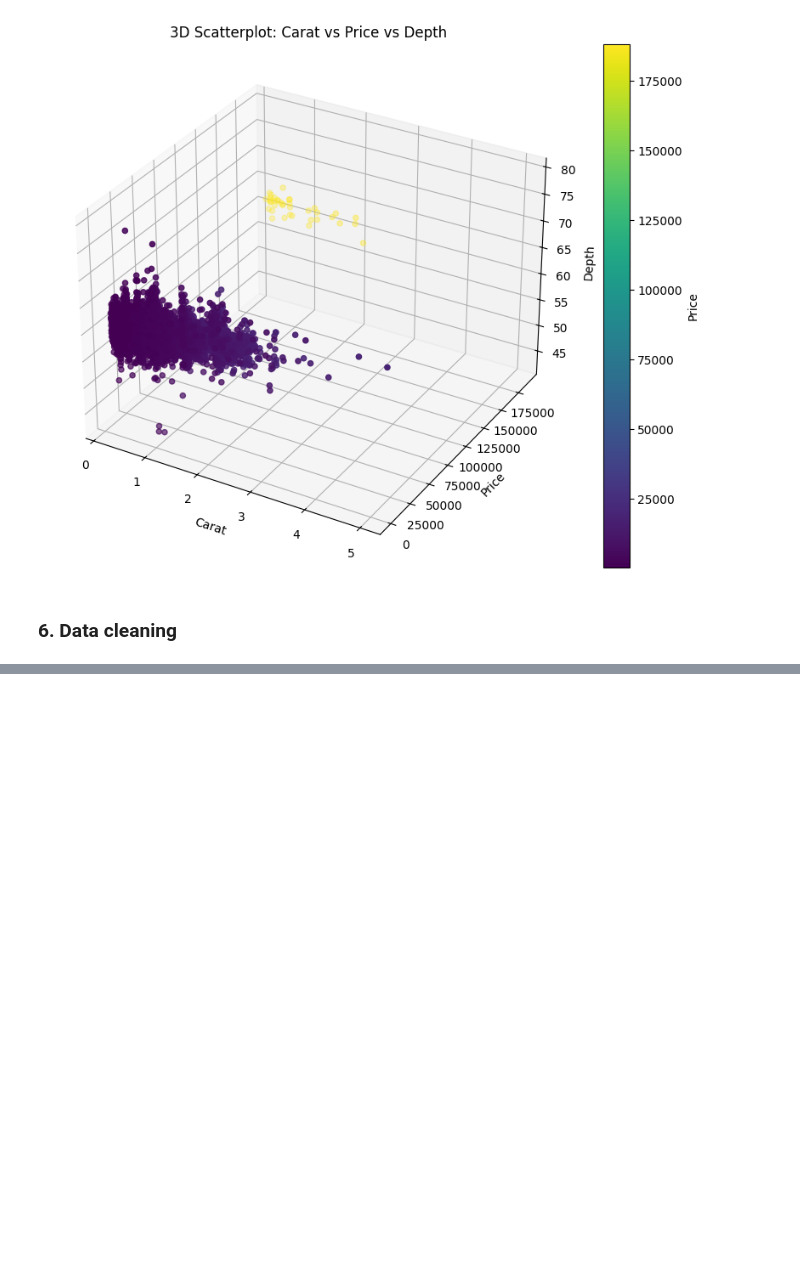
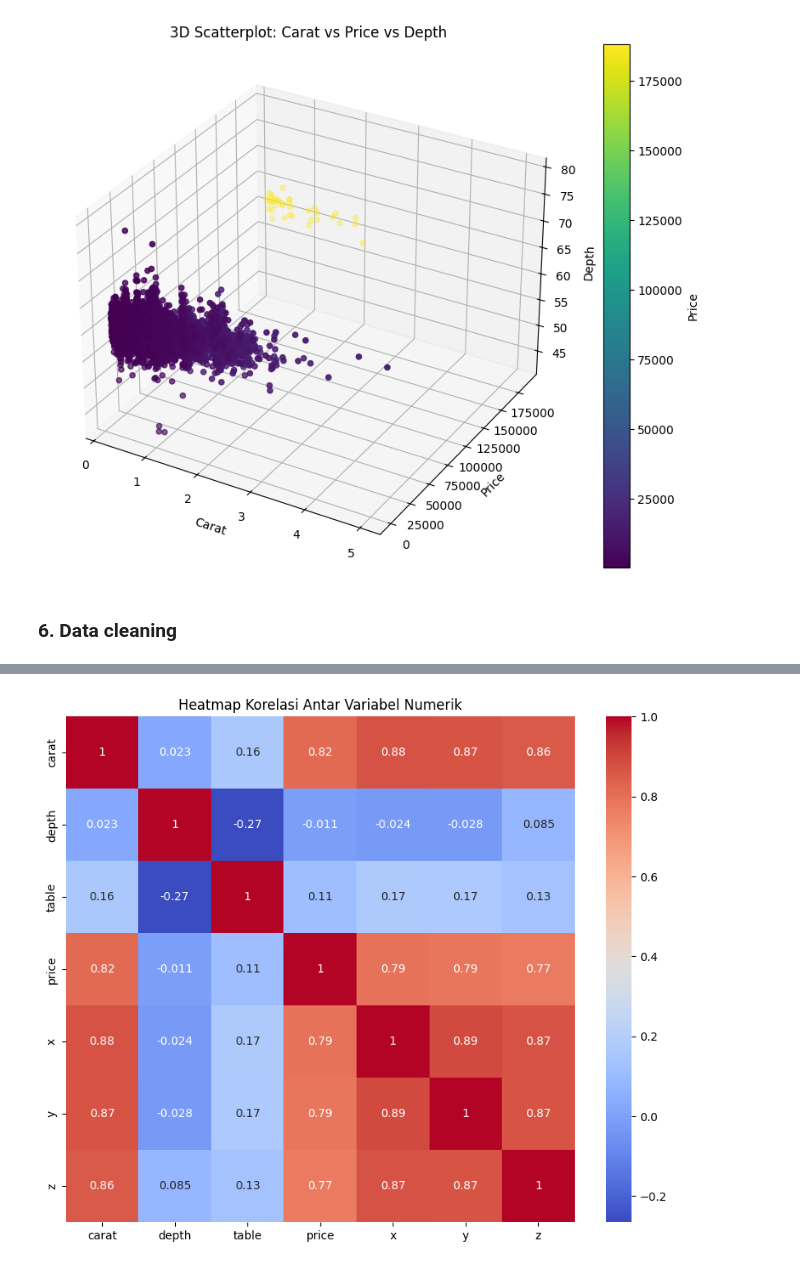
Before and after one commit to LatiefDataVisionary/eda-college-task, a Jupyter notebook: Tugas_EDA_week_8.ipynb, the cells around one changed output, grey strips where cells are left out. Drawn from its saved outputs; the diff is of its cells as text; code cells hidden in the pictures; blank space fills up the shorter version.

```diff
--- a/Tugas_EDA_week_8.ipynb
+++ b/Tugas_EDA_week_8.ipynb
@@ -194,0 +232,3 @@ files.download(output_file_clean)
+# %%
+# Memuat dataset yang sudah dibersihkan
+df_clean = pd.read_csv('diamonds_cleaned.csv')
@@ -194,0 +271,12 @@ files.download(output_file_clean)
+# %%
+# Pilih hanya kolom numerik untuk heatmap
+numeric_columns = ['carat', 'depth', 'table', 'price', 'x', 'y', 'z']
+correlation = df_clean[numeric_columns].corr()
+
+# Buat heatmap
+plt.figure(figsize=(10, 8))
+sns.heatmap(correlation, annot=True, cmap='coolwarm')
+plt.title("Heatmap Korelasi Antar Variabel Numerik")
+plt.show()
+# %% [output]
+[figure, added]
```
Also changed, not shown: parts of 12 cells of this notebook.
